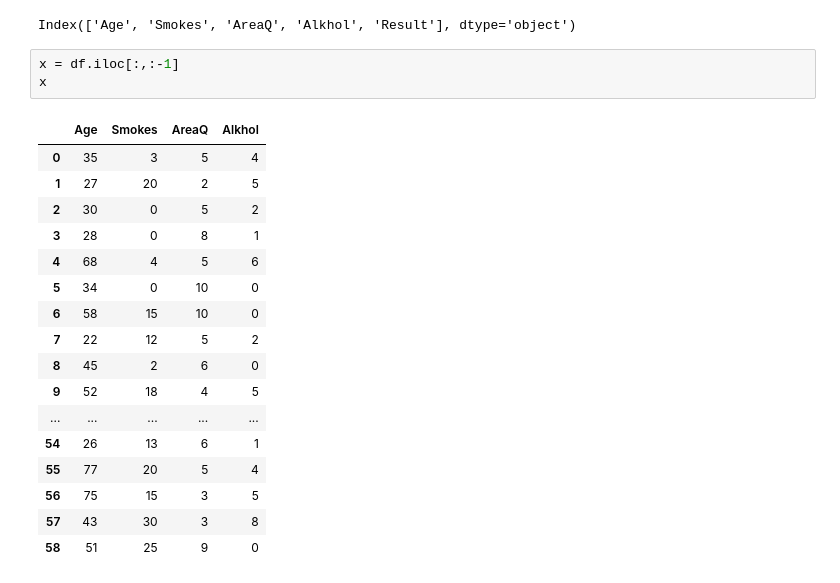
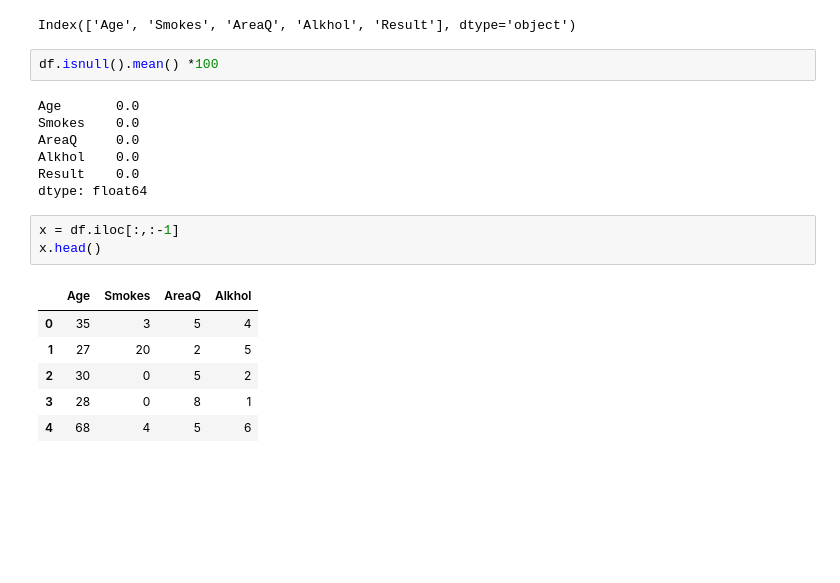
Before and after one commit to ABHAY1937/DEEP-LEARNING, a Jupyter notebook: lung_cancer_data_DL_ANN.ipynb, the cells around one changed output. Drawn from its saved outputs; the diff is of its cells as text; blank space fills up the shorter version.

```diff
--- a/lung_cancer_data_DL_ANN.ipynb
+++ b/lung_cancer_data_DL_ANN.ipynb
@@ -56,26 +79,24 @@ df.drop(columns=["Name", "Surname"], inplace=True)
 df.columns
 # %% [output]
 Index(['Age', 'Smokes', 'AreaQ', 'Alkhol', 'Result'], dtype='object')
+# %%
+df.isnull().mean() *100
+# %% [output]
+Age       0.0
+Smokes    0.0
+AreaQ     0.0
+Alkhol    0.0
+Result    0.0
+dtype: float64
 # %%
 x = df.iloc[:,:-1]
-x
+x.head()
 # %% [output]
 |  | Age | Smokes | AreaQ | Alkhol |
 | 0 | 35 | 3 | 5 | 4 |
 | 1 | 27 | 20 | 2 | 5 |
 | 2 | 30 | 0 | 5 | 2 |
 | 3 | 28 | 0 | 8 | 1 |
 | 4 | 68 | 4 | 5 | 6 |
-| 5 | 34 | 0 | 10 | 0 |
-| 6 | 58 | 15 | 10 | 0 |
-| 7 | 22 | 12 | 5 | 2 |
-| 8 | 45 | 2 | 6 | 0 |
-| 9 | 52 | 18 | 4 | 5 |
-| ... | ... | ... | ... | ... |
-| 54 | 26 | 13 | 6 | 1 |
-| 55 | 77 | 20 | 5 | 4 |
-| 56 | 75 | 15 | 3 | 5 |
-| 57 | 43 | 30 | 3 | 8 |
-| 58 | 51 | 25 | 9 | 0 |
 # %%
 y = df.iloc[:,-1]
```
Also changed, not shown: parts of 16 cells of this notebook.
